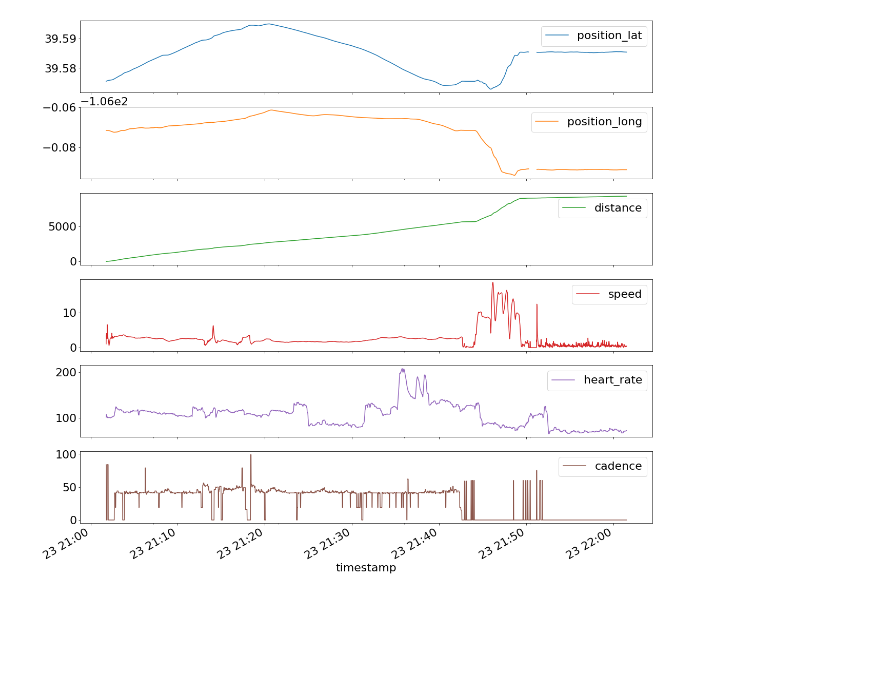
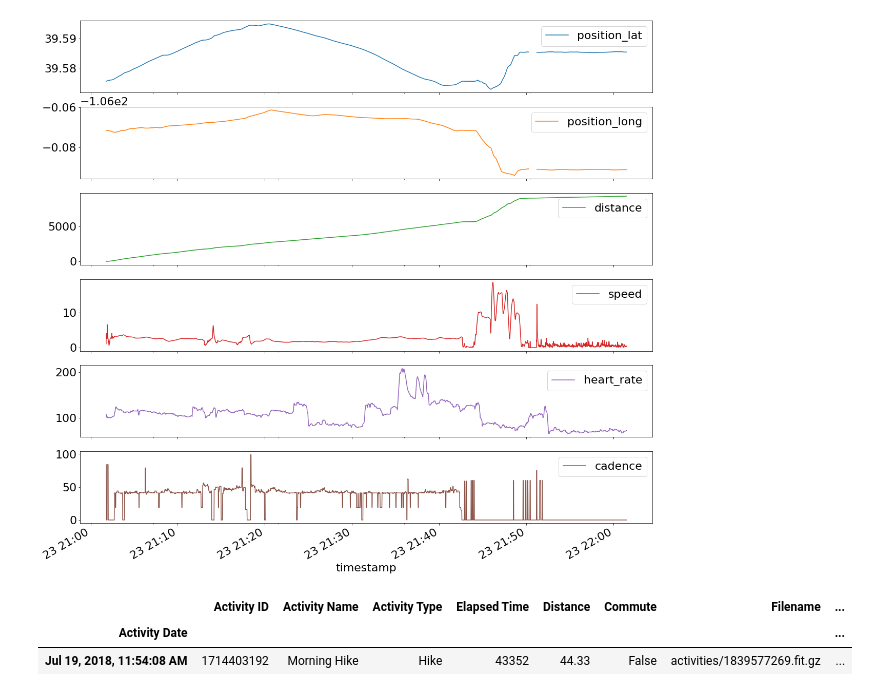
Before and after one commit to HilarySHayes/Capstone2, a Jupyter notebook: notebooks/Loading_Strava_Data.ipynb, the cells around one changed output. Drawn from its saved outputs; the diff is of its cells as text; code cells hidden in the pictures; blank space fills up the shorter version.

```diff
--- a/notebooks/Loading_Strava_Data.ipynb
+++ b/notebooks/Loading_Strava_Data.ipynb
@@ -178,3 +180,17 @@ _ = read_file('../data/MB_Strava/activities/driveaway.fit')[['position_lat',
                 'position_long','distance', 'speed', 'heart_rate', 'cadence']].plot(figsize=(20,20), subplots=True)
 # %% [output]
 [figure]
+# %%
+df = pd.read_csv('../data/LB_Strava/activities.csv')
+parsed_activities = df.iloc[:,(df.isnull().sum(axis = 0) <= 100).values].set_index('Activity Date')
+#len(parsed_activities)
+# %%
+tmp = parsed_activities.query("Filename=='activities/1839577269.fit.gz'")
+#tmp.loc[93, 'Activity_Name']='HikeRun'
+a = tmp.drop(columns=['Distance.1', 'Commute.1', 'Elapsed Time.1'], axis=1)
+a['Activity Name'] = 'Morning Hike'
+a
+# %% [output]
+|  | Activity ID | Activity Name | Activity Type | Elapsed Time | Distance | Commute | Filename | ... |
+| Activity Date |  |  |  |  |  |  |  | ... |
+| Jul 19, 2018, 11:54:08 AM | 1714403192 | Morning Hike | Hike | 43352 | 44.33 | False | activities/1839577269.fit.gz | ... |
```
Also changed, not shown: parts of 4 cells of this notebook, 5 other files.
